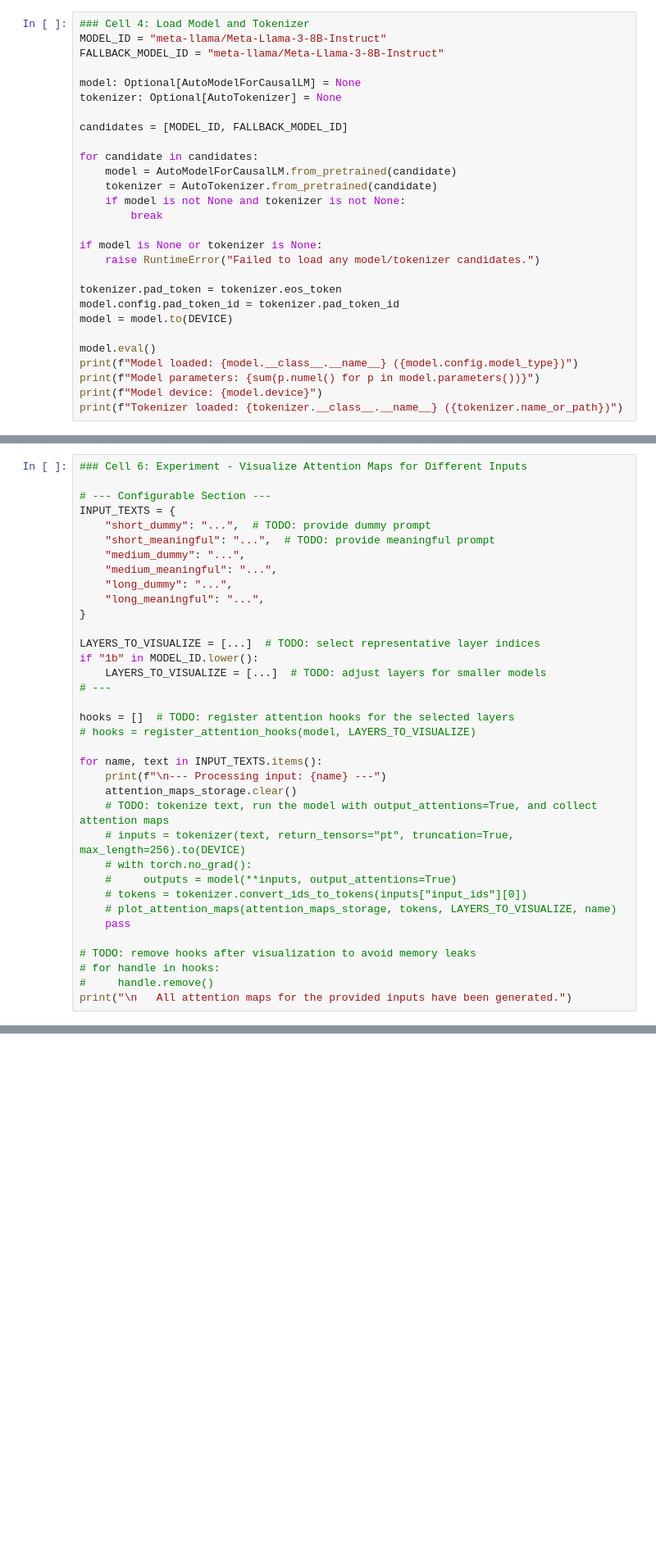
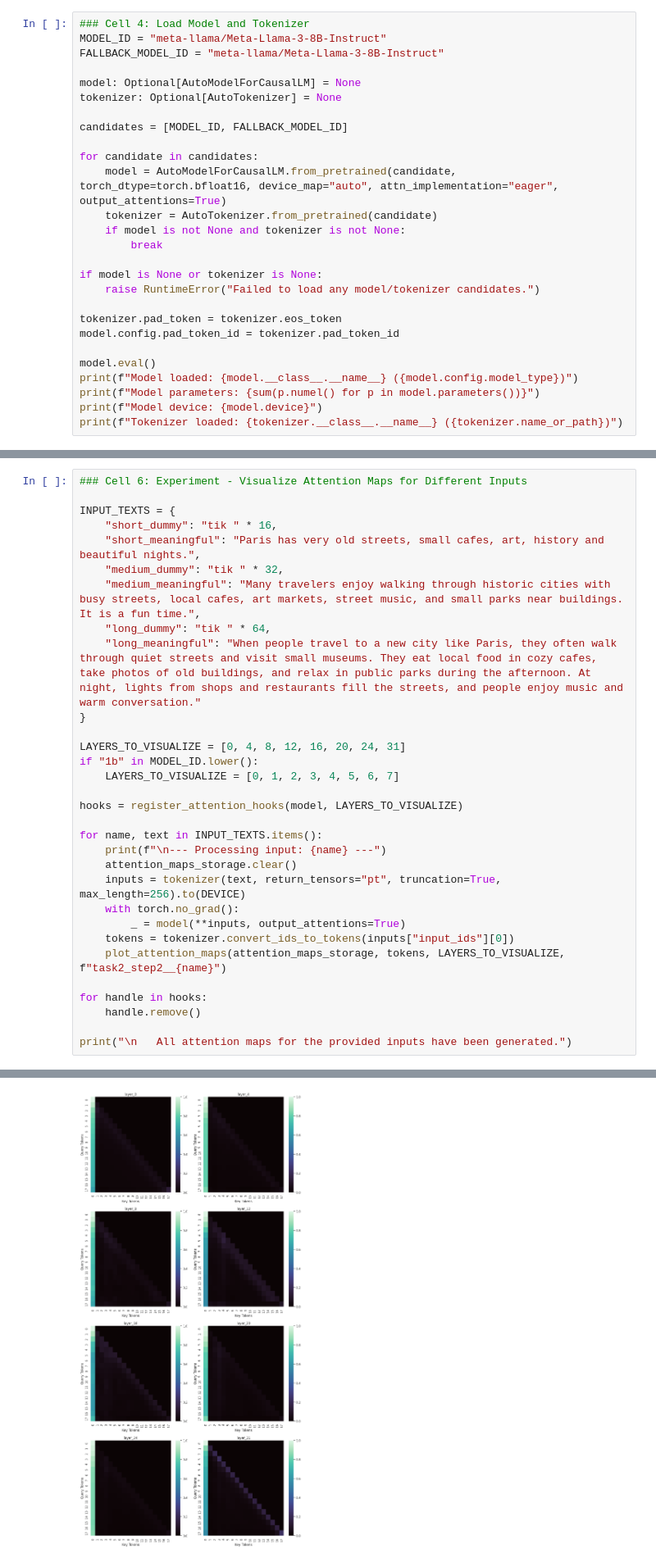
Before and after one commit to Bluefin-Tuna/CS4803-EML, a Jupyter notebook: p4/Lab_task2_template.ipynb, the cells around one changed output, grey strips where cells are left out. Shown at 82% size. Drawn from its saved outputs; the diff is of its cells as text; blank space fills up the shorter version.

```diff
--- a/p4/Lab_task2_template.ipynb
+++ b/p4/Lab_task2_template.ipynb
@@ -181,7 +189,7 @@ tokenizer: Optional[AutoTokenizer] = None
 candidates = [MODEL_ID, FALLBACK_MODEL_ID]
 
 for candidate in candidates:
-    model = AutoModelForCausalLM.from_pretrained(candidate)
+    model = AutoModelForCausalLM.from_pretrained(candidate, torch_dtype=torch.bfloat16, device_map="auto", attn_implementation="eager", output_attentions=True)
     tokenizer = AutoTokenizer.from_pretrained(candidate)
     if model is not None and tokenizer is not None:
         break
@@ -191,7 +199,6 @@ if model is None or tokenizer is None:
 
 tokenizer.pad_token = tokenizer.eos_token
 model.config.pad_token_id = tokenizer.pad_token_id
-model = model.to(DEVICE)
 
 model.eval()
 print(f"Model loaded: {model.__class__.__name__} ({model.config.model_type})")
@@ -232,36 +255,32 @@ def plot_attention_maps(attention_maps, tokens, layers_to_plot, file_prefix):
 # %%
 ### Cell 6: Experiment - Visualize Attention Maps for Different Inputs
 
-# --- Configurable Section ---
 INPUT_TEXTS = {
-    "short_dummy": "...",  # TODO: provide dummy prompt
-    "short_meaningful": "...",  # TODO: provide meaningful prompt
-    "medium_dummy": "...",
-    "medium_meaningful": "...",
-    "long_dummy": "...",
-    "long_meaningful": "...",
+    "short_dummy": "tik " * 16,
+    "short_meaningful": "Paris has very old streets, small cafes, art, history and beautiful nights.",
+    "medium_dummy": "tik " * 32,
+    "medium_meaningful": "Many travelers enjoy walking through historic cities with busy streets, local cafes, art markets, street music, and small parks near buildings. It is a fun time.",
+    "long_dummy": "tik " * 64,
+    "long_meaningful": "When people travel to a new city like Paris, they often walk through quiet streets and visit small museums. They eat local food in cozy cafes, take photos of old buildings, and relax in public parks during the afternoon. At night, lights from shops and restaurants fill the streets, and people enjoy music and warm conversation."
 }
 
-LAYERS_TO_VISUALIZE = [...]  # TODO: select representative layer indices
+LAYERS_TO_VISUALIZE = [0, 4, 8, 12, 16, 20, 24, 31]
 if "1b" in MODEL_ID.lower():
-    LAYERS_TO_VISUALIZE = [...]  # TODO: adjust layers for smaller models
-# ---
+    LAYERS_TO_VISUALIZE = [0, 1, 2, 3, 4, 5, 6, 7]
 
-hooks = []  # TODO: register attention hooks for the selected layers
-# hooks = register_attention_hooks(model, LAYERS_TO_VISUALIZE)
+hooks = register_attention_hooks(model, LAYERS_TO_VISUALIZE)
 
 for name, text in INPUT_TEXTS.items():
     print(f"\n--- Processing input: {name} ---")
     attention_maps_storage.clear()
-    # TODO: tokenize text, run the model with output_attentions=True, and collect attention maps
-    # inputs = tokenizer(text, return_tensors="pt", truncation=True, max_length=256).to(DEVICE)
-    # with torch.no_grad():
-    #     outputs = model(**inputs, output_attentions=True)
-    # tokens = tokenizer.convert_ids_to_tokens(inputs["input_ids"][0])
-    # plot_attention_maps(attention_maps_storage, tokens, LAYERS_TO_VISUALIZE, name)
-    pass
+    inputs = tokenizer(text, return_tensors="pt", truncation=True, max_length=256).to(DEVICE)
+    with torch.no_grad():
+        _ = model(**inputs, output_attentions=True)
+    tokens = tokenizer.convert_ids_to_tokens(inputs["input_ids"][0])
+    plot_attention_maps(attention_maps_storage, tokens, LAYERS_TO_VISUALIZE, f"task2_step2__{name}")
 
-# TODO: remove hooks after visualization to avoid memory leaks
-# for handle in hooks:
-#     handle.remove()
+for handle in hooks:
+    handle.remove()
+
 print("\n   All attention maps for the provided inputs have been generated.")
+# %% [output]
@@ -267,0 +288 @@ print("\n   All attention maps for the provided inputs have been generated.")
+[figure, added]
```
Also changed, not shown: parts of 8 cells of this notebook, 9 other files.
